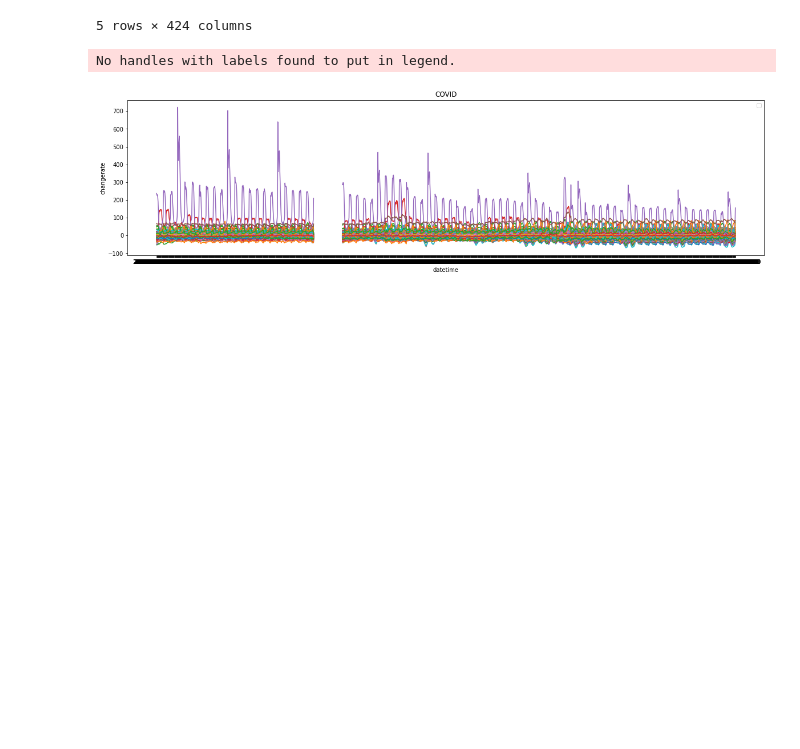
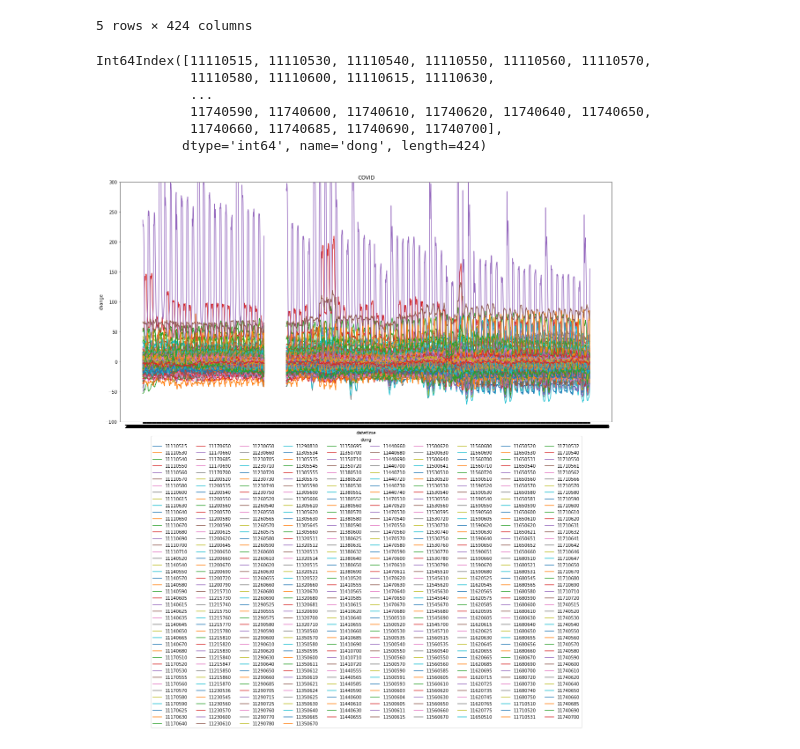
Before and after one commit to choisooyeon007/hello-world, a Jupyter notebook: covid 27Jul.ipynb, the cells around one changed output. Drawn from its saved outputs; the diff is of its cells as text; code cells hidden in the pictures; blank space fills up the shorter version.

```diff
--- a/covid 27Jul.ipynb
+++ b/covid 27Jul.ipynb
@@ -44,14 +44,24 @@ df2.head()
 | 2020-01-02 3:00 | -2.82 | -25.47 | 11.14 | 31.52 | -8.98 | 16.91 | -32.58 | 0.31 | -22.95 | -3.40 | ... |
 | 2020-01-02 4:00 | -3.04 | -24.34 | 10.46 | 31.13 | -9.17 | 15.29 | -31.25 | 0.66 | -22.00 | -3.60 | ... |
 5 rows × 424 columns
+# %%
+df2.columns
+# %% [output]
+Int64Index([11110515, 11110530, 11110540, 11110550, 11110560, 11110570,
+            11110580, 11110600, 11110615, 11110630,
+            ...
+            11740590, 11740600, 11740610, 11740620, 11740640, 11740650,
+            11740660, 11740685, 11740690, 11740700],
+           dtype='int64', name='dong', length=424)
 # %%
-plt.figure(figsize=(20,5))
+plt.figure(figsize=(20,10))
+plt.ylim(-100,300)
 plt.plot(df2)
 plt.title('COVID')
 plt.xlabel('datetime')
-plt.ylabel('changerate')
-plt.legend()
+plt.ylabel('change')
+plt.legend(df2.columns, title='dong', bbox_to_anchor=(0.5,-0.05), loc='upper center', ncol=10)
+plt.tight_layout()
 plt.show()
 # %% [output]
-No handles with labels found to put in legend.
-[figure, old version]
+[figure, new version]
```
